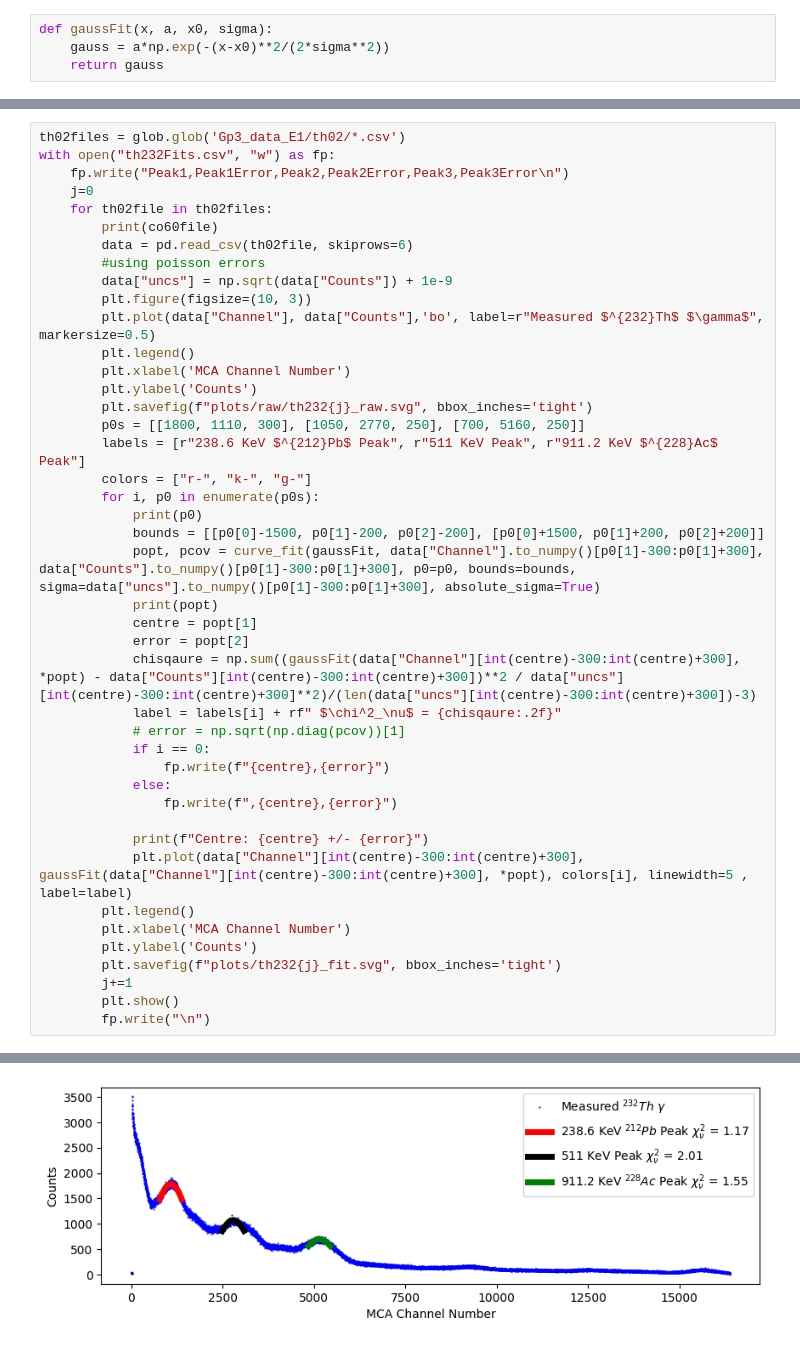
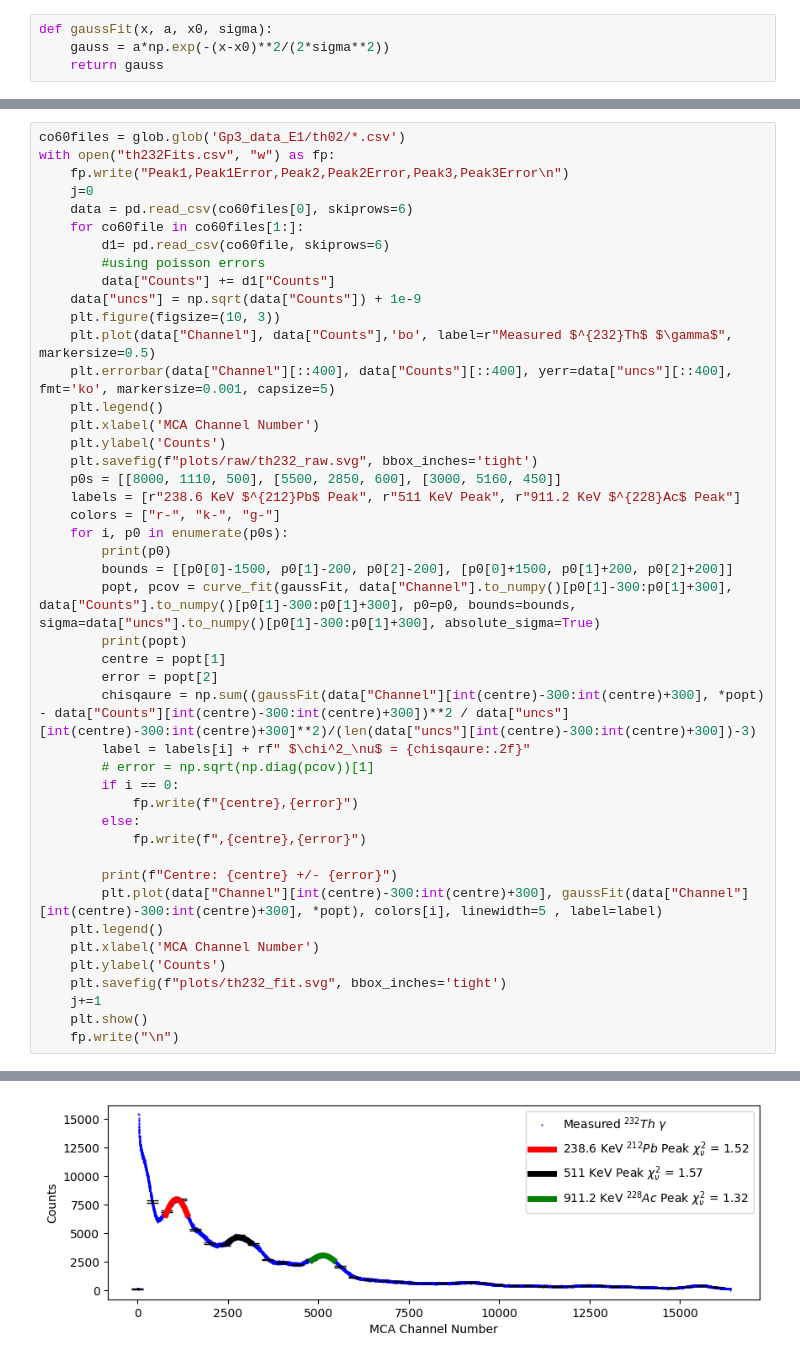
Before and after one commit to Shaquible/ENPH453, a Jupyter notebook: beta/calibrationFits.ipynb, the cells around one changed output, grey strips where cells are left out. Cells and saved outputs as stored; diff of their text form.

```diff
--- a/beta/calibrationFits.ipynb
+++ b/beta/calibrationFits.ipynb
@@ -146,44 +117,46 @@ Centre: 10504.884209362737 +/- 270.1580853383242
 # %%
-th02files = glob.glob('Gp3_data_E1/th02/*.csv')
+co60files = glob.glob('Gp3_data_E1/th02/*.csv')
 with open("th232Fits.csv", "w") as fp:
     fp.write("Peak1,Peak1Error,Peak2,Peak2Error,Peak3,Peak3Error\n")
     j=0
-    for th02file in th02files:
-        print(co60file)
-        data = pd.read_csv(th02file, skiprows=6)
+    data = pd.read_csv(co60files[0], skiprows=6)
+    for co60file in co60files[1:]:
+        d1= pd.read_csv(co60file, skiprows=6)
         #using poisson errors
-        data["uncs"] = np.sqrt(data["Counts"]) + 1e-9
-        plt.figure(figsize=(10, 3))
-        plt.plot(data["Channel"], data["Counts"],'bo', label=r"Measured $^{232}Th$ $\gamma$", markersize=0.5)
-        plt.legend()
-        plt.xlabel('MCA Channel Number')
-        plt.ylabel('Counts')
-        plt.savefig(f"plots/raw/th232{j}_raw.svg", bbox_inches='tight')
-        p0s = [[1800, 1110, 300], [1050, 2770, 250], [700, 5160, 250]]
-        labels = [r"238.6 KeV $^{212}Pb$ Peak", r"511 KeV Peak", r"911.2 KeV $^{228}Ac$ Peak"]
-        colors = ["r-", "k-", "g-"]
-        for i, p0 in enumerate(p0s):
-            print(p0)
-            bounds = [[p0[0]-1500, p0[1]-200, p0[2]-200], [p0[0]+1500, p0[1]+200, p0[2]+200]]
-            popt, pcov = curve_fit(gaussFit, data["Channel"].to_numpy()[p0[1]-300:p0[1]+300], data["Counts"].to_numpy()[p0[1]-300:p0[1]+300], p0=p0, bounds=bounds, sigma=data["uncs"].to_numpy()[p0[1]-300:p0[1]+300], absolute_sigma=True)
-            print(popt)
-            centre = popt[1]
-            error = popt[2]
-            chisqaure = np.sum((gaussFit(data["Channel"][int(centre)-300:int(centre)+300], *popt) - data["Counts"][int(centre)-300:int(centre)+300])**2 / data["uncs"][int(centre)-300:int(centre)+300]**2)/(len(data["uncs"][int(centre)-300:int(centre)+300])-3)
-            label = labels[i] + rf" $\chi^2_\nu$ = {chisqaure:.2f}"
-            # error = np.sqrt(np.diag(pcov))[1]
-            if i == 0:
-                fp.write(f"{centre},{error}")
-            else:
-                fp.write(f",{centre},{error}")
+        data["Counts"] += d1["Counts"]
+    data["uncs"] = np.sqrt(data["Counts"]) + 1e-9
+    plt.figure(figsize=(10, 3))
+    plt.plot(data["Channel"], data["Counts"],'bo', label=r"Measured $^{232}Th$ $\gamma$", markersize=0.5)
+    plt.errorbar(data["Channel"][::400], data["Counts"][::400], yerr=data["uncs"][::400], fmt='ko', markersize=0.001, capsize=5)
+    plt.legend()
+    plt.xlabel('MCA Channel Number')
+    plt.ylabel('Counts')
+    plt.savefig(f"plots/raw/th232_raw.svg", bbox_inches='tight')
+    p0s = [[8000, 1110, 500], [5500, 2850, 600], [3000, 5160, 450]]
+    labels = [r"238.6 KeV $^{212}Pb$ Peak", r"511 KeV Peak", r"911.2 KeV $^{228}Ac$ Peak"]
+    colors = ["r-", "k-", "g-"]
+    for i, p0 in enumerate(p0s):
+        print(p0)
+        bounds = [[p0[0]-1500, p0[1]-200, p0[2]-200], [p0[0]+1500, p0[1]+200, p0[2]+200]]
+        popt, pcov = curve_fit(gaussFit, data["Channel"].to_numpy()[p0[1]-300:p0[1]+300], data["Counts"].to_numpy()[p0[1]-300:p0[1]+300], p0=p0, bounds=bounds, sigma=data["uncs"].to_numpy()[p0[1]-300:p0[1]+300], absolute_sigma=True)
+        print(popt)
+        centre = popt[1]
+        error = popt[2]
+        chisqaure = np.sum((gaussFit(data["Channel"][int(centre)-300:int(centre)+300], *popt) - data["Counts"][int(centre)-300:int(centre)+300])**2 / data["uncs"][int(centre)-300:int(centre)+300]**2)/(len(data["uncs"][int(centre)-300:int(centre)+300])-3)
+        label = labels[i] + rf" $\chi^2_\nu$ = {chisqaure:.2f}"
+        # error = np.sqrt(np.diag(pcov))[1]
+        if i == 0:
+            fp.write(f"{centre},{error}")
+        else:
+            fp.write(f",{centre},{error}")
 
-            print(f"Centre: {centre} +/- {error}")
-            plt.plot(data["Channel"][int(centre)-300:int(centre)+300], gaussFit(data["Channel"][int(centre)-300:int(centre)+300], *popt), colors[i], linewidth=5 , label=label)
-        plt.legend()
-        plt.xlabel('MCA Channel Number')
-        plt.ylabel('Counts')
-        plt.savefig(f"plots/th232{j}_fit.svg", bbox_inches='tight')
-        j+=1
-        plt.show()
-        fp.write("\n")
+        print(f"Centre: {centre} +/- {error}")
+        plt.plot(data["Channel"][int(centre)-300:int(centre)+300], gaussFit(data["Channel"][int(centre)-300:int(centre)+300], *popt), colors[i], linewidth=5 , label=label)
+    plt.legend()
+    plt.xlabel('MCA Channel Number')
+    plt.ylabel('Counts')
+    plt.savefig(f"plots/th232_fit.svg", bbox_inches='tight')
+    j+=1
+    plt.show()
+    fp.write("\n")
 # %% [output]
@@ -200 +172 @@ Centre: 5150.668663658095 +/- 449.99999999999994
-[figure, old version]
+[figure, new version]
```
Also changed, not shown: parts of 5 cells of this notebook, 43 other files.
